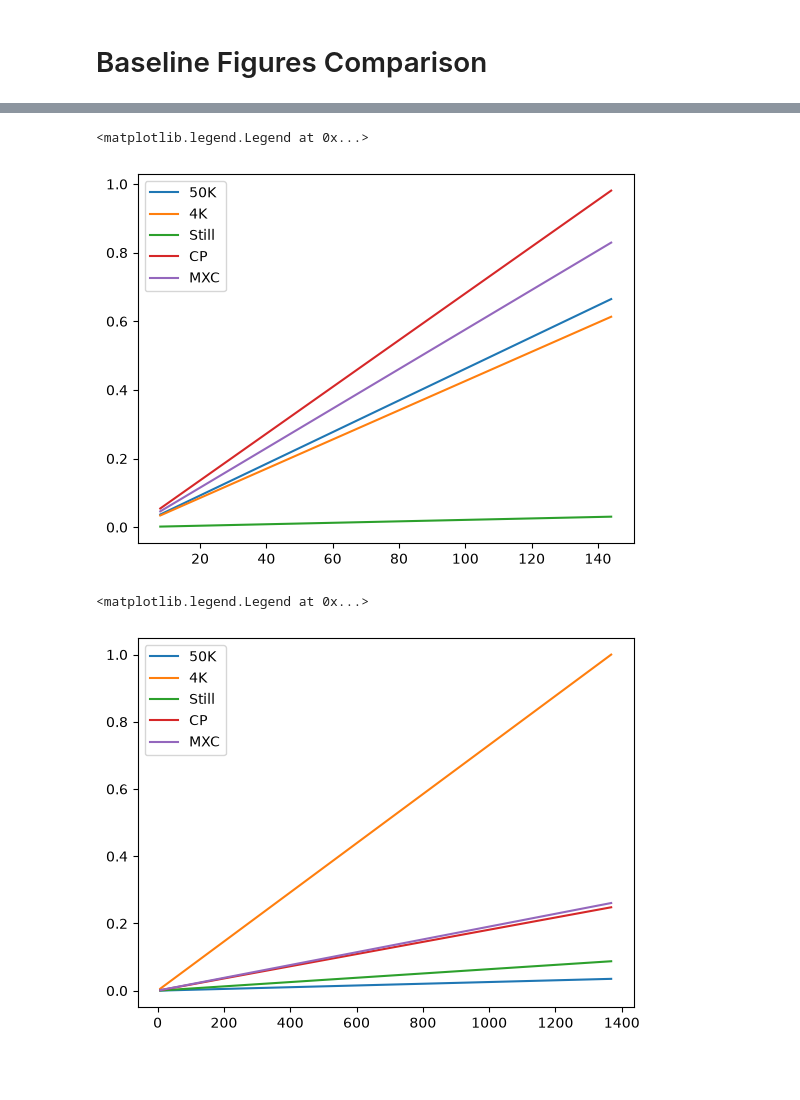
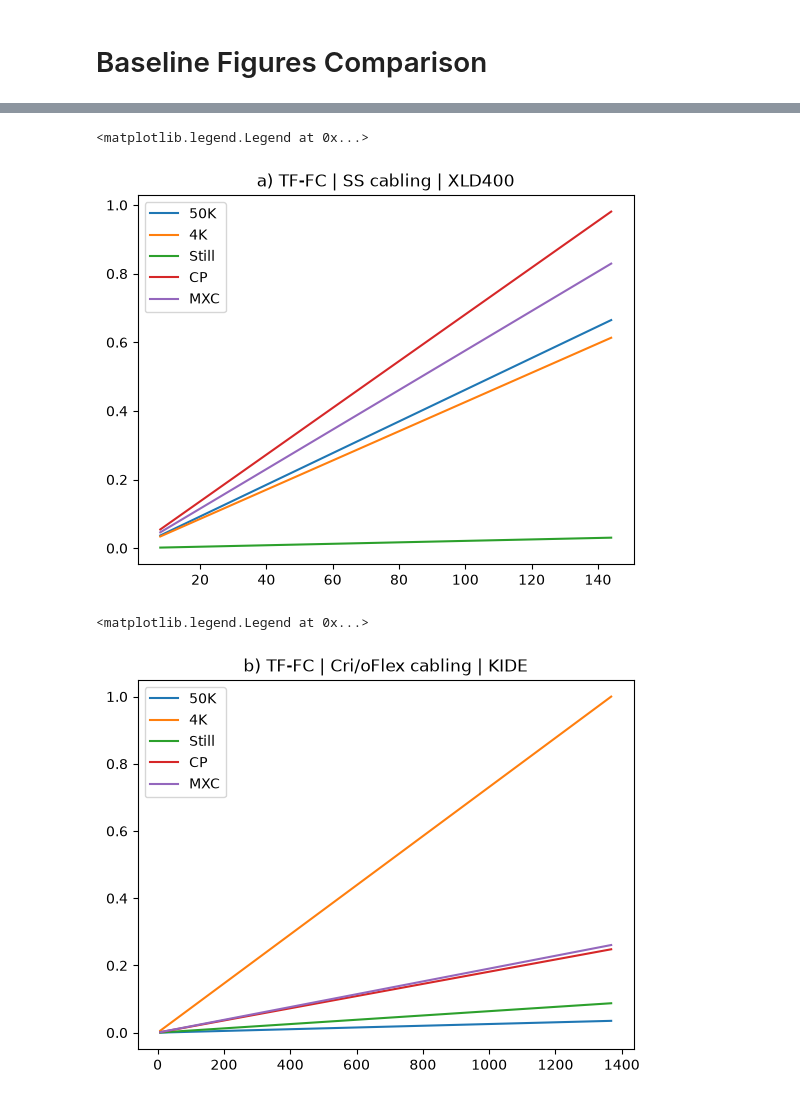
Before and after one commit to shaswot/SCQ_heatmodel, a Jupyter notebook: notebooks/figures/historical/krinner_trends.ipynb, the cells around one changed output, grey strips where cells are left out. Drawn from its saved outputs; the diff is of its cells as text; code cells hidden in the pictures; blank space fills up the shorter version.

Commit message:
updated Krinner Trends figure

```diff
--- a/notebooks/figures/historical/krinner_trends.ipynb
+++ b/notebooks/figures/historical/krinner_trends.ipynb
@@ -45,21 +83,22 @@ title_font, axis_label_font, tick_label_font, legend_font, text_font = fontstyle
 # %%
 # Get names of temperature stages
 temp_stage = df_1.index.tolist()
 
 # Determine how many qubits the heat loads are for
 no_of_pq = df_pq_1.loc["PQ"].to_numpy()
 
 # Normalized heat load rates per qubit
 values_1 = df_1["Total"].to_numpy()/min(no_of_pq) # values normalized wrt cooling powers
 
 # Y-axis limit
 qubit_nos = np.linspace(8, int(min(no_of_pq)), int(min(no_of_pq)/8))
 for i,val in enumerate(values_1):
     plt.plot(qubit_nos, qubit_nos*val, label=temp_stage[i])
+plt.title(title_1)
 plt.legend()
 # %% [output]
 <matplotlib.legend.Legend at 0x...>
-[figure, old version]
+[figure, new version]
 # %%
 temp_stage = df_2.index.tolist()
 no_of_pq = df_pq_2.loc["PQ"].to_numpy()
@@ -67,7 +106,8 @@ values_2 = df_2["Total"].to_numpy()/min(no_of_pq) # values normalized wrt coolin
 qubit_nos = np.linspace(8, int(min(no_of_pq)), int(min(no_of_pq)/8))
 for i,val in enumerate(values_2):
     plt.plot(qubit_nos, qubit_nos*val, label=temp_stage[i])
+plt.title(title_2)
 plt.legend()
 # %% [output]
 <matplotlib.legend.Legend at 0x...>
-[figure, old version]
+[figure, new version]
```
Also changed, not shown: parts of 3 cells of this notebook.
